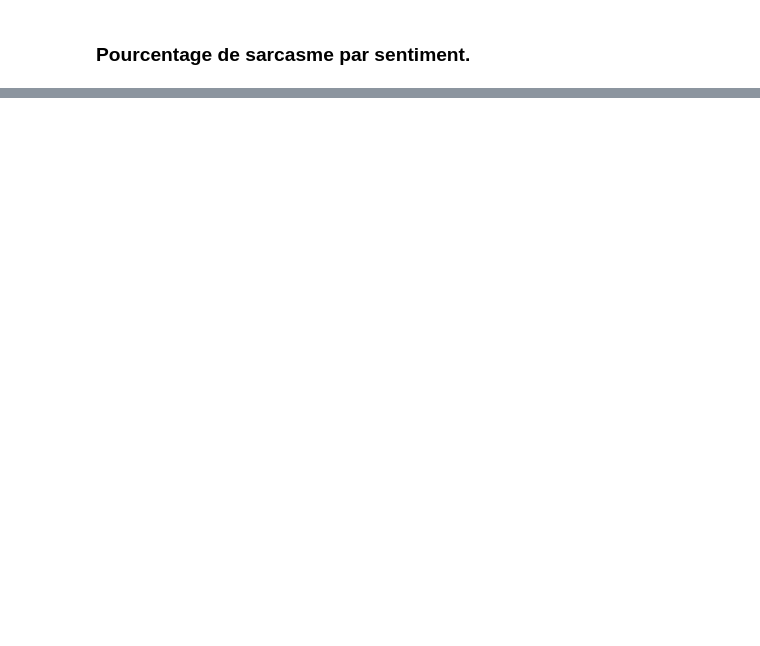
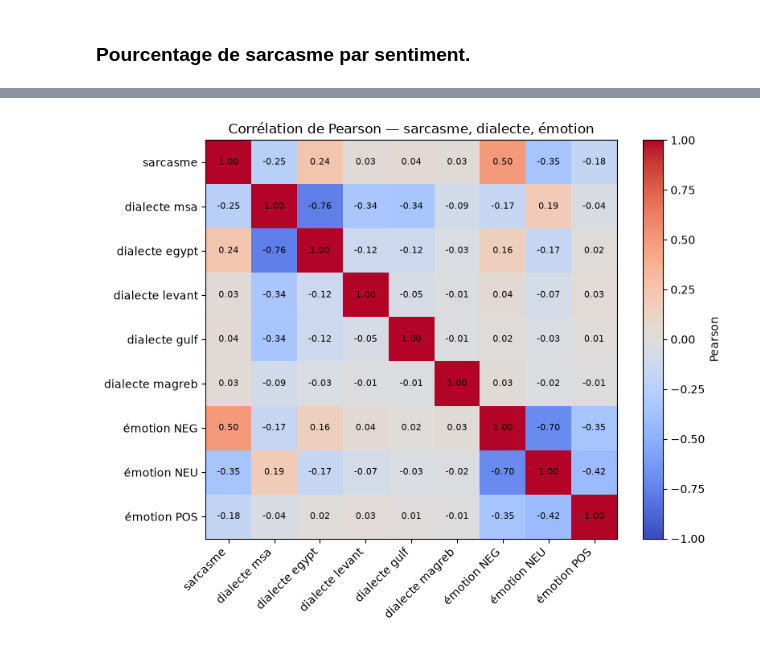
Before and after one commit to AMiNeC777/Hanwritten-code-For-LLM-FineTuning, a Jupyter notebook: Notebooks/Data_Exploration.ipynb, the cells around one changed output, grey strips where cells are left out. Drawn from its saved outputs; the diff is of its cells as text; code cells hidden in the pictures; blank space fills up the shorter version.

```diff
--- a/Notebooks/Data_Exploration.ipynb
+++ b/Notebooks/Data_Exploration.ipynb
@@ -181,0 +209,25 @@ plt.show()
+# %%
+encoded = pd.get_dummies(full[["dialect", "sentiment"]].astype(str))
+encoded.insert(0, "sarcasm", full["sarcasm"].astype(int))
+order = (
+    ["sarcasm"]
+    + [f"dialect_{name}" for name in dialect_order]
+    + [f"sentiment_{name}" for name in sentiment_order]
+)
+corr = encoded.corr(method="pearson").reindex(index=order, columns=order)
+labels = ["sarcasme"] + [f"dialecte {name}" for name in dialect_order] + [f"émotion {name}" for name in sentiment_order]
+fig, ax = plt.subplots(figsize=(8, 6.5))
+image = ax.imshow(corr.to_numpy(), vmin=-1, vmax=1, cmap="coolwarm", aspect="auto")
+ax.set_xticks(range(len(labels)), labels, rotation=45, ha="right")
+ax.set_yticks(range(len(labels)), labels)
+for i in range(len(labels)):
+    for j in range(len(labels)):
+        value = corr.iloc[i, j]
+        ax.text(j, i, "" if pd.isna(value) else f"{value:.2f}", ha="center", va="center", fontsize=8)
+ax.set_title("Corrélation de Pearson — sarcasme, dialecte, émotion")
+fig.colorbar(image, ax=ax, label="Pearson")
+fig.tight_layout()
+display(fig)
+plt.close(fig)
+# %% [output]
+[figure, added]
```
Also changed, not shown: parts of 5 cells of this notebook, 4 other files.
